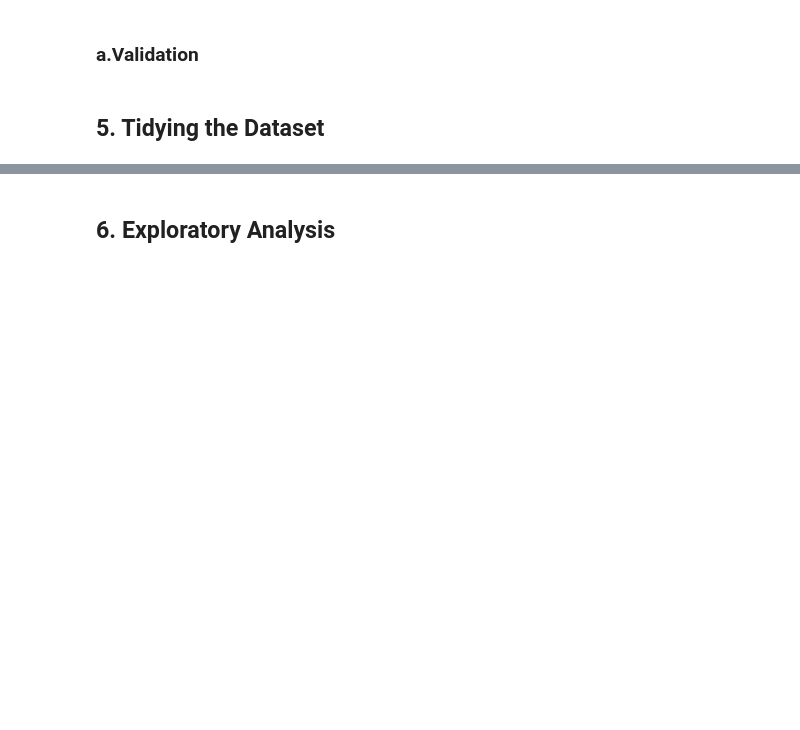
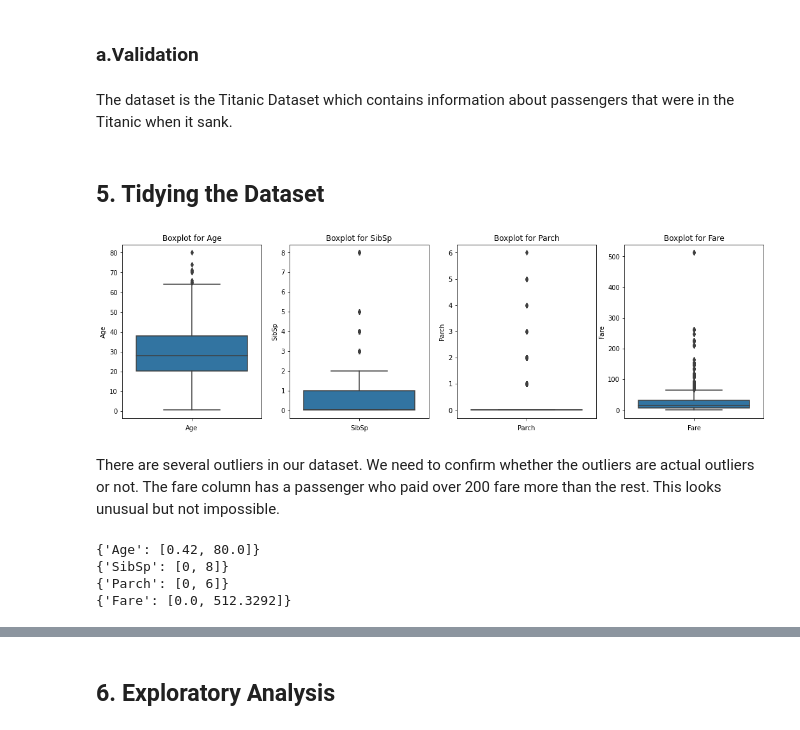
Before and after one commit to Magguire/K-Nearest-Neighbors-Image-Classifier, a Jupyter notebook: module_2_core_week_IV_ip.ipynb, the cells around one changed output, grey strips where cells are left out. Cells and saved outputs as stored; diff of their text form; code cells hidden in the pictures; blank space fills up the shorter version.

```diff
--- a/module_2_core_week_IV_ip.ipynb
+++ b/module_2_core_week_IV_ip.ipynb
@@ -151,5 +171,54 @@ dtype: object
 Making sure your data matches something outside of the dataset is very important. It allows you to ensure that the measurements are roughly in line with what they should be and it serves as a check on what other things might be wrong in your dataset. External validation can often be as simple as checking your data against a single number, as we will do here.
 # %% [markdown]
 ### a.Validation
+# %% [markdown]
+The dataset is the Titanic Dataset which contains information about passengers that were in the Titanic when it sank.
 # %% [markdown]
 ## 5. Tidying the Dataset
+# %%
+# Checking for Outliers
+#
+import matplotlib.pyplot as plt
+import seaborn as sns
+
+columns = []
+
+for column in train.columns:
+  if train[column].dtypes != 'object':
+    columns.append(column)
+
+# drop categorical columns
+columns.remove('Survived')
+columns.remove('Pclass')
+columns.remove('PassengerId')
+
+# plot boxplot for numerical columns
+fig, ax = plt.subplots(ncols = len(columns), figsize=(18,5))
+
+for i, column in enumerate(columns):
+    sns.boxplot(y = train[column], ax=ax[i])
+    ax[i].set_title('Boxplot for {}'.format(column))
+    ax[i].set_xlabel(column)
+
+plt.show()
+# %% [output]
+[figure, added]
+# %% [markdown]
+There are several outliers in our dataset. We need to confirm whether the outliers are actual outliers or not. The fare column has a passenger who paid over 200 fare more than the rest. This looks unusual but not impossible.
+# %%
+# check anomalies
+
+# let's check validity of the range of value in the columns range
+
+def ranges(column):
+   max = train[column].max()
+   min = train[column].min()
+   return print({column: [min,max]})
+
+for column in columns:
+   ranges(column)
+# %% [output]
+{'Age': [0.42, 80.0]}
+{'SibSp': [0, 8]}
+{'Parch': [0, 6]}
+{'Fare': [0.0, 512.3292]}
```
Also changed, not shown: parts of 150 cells of this notebook.
